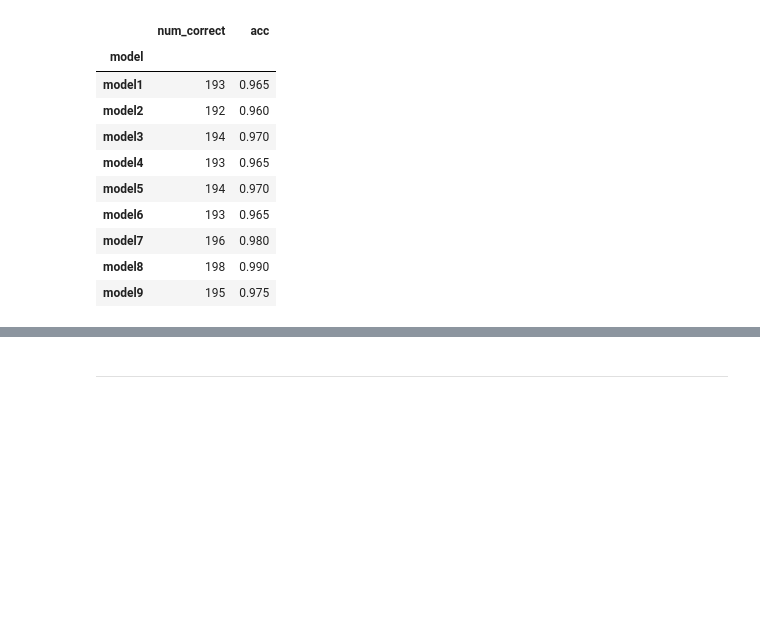
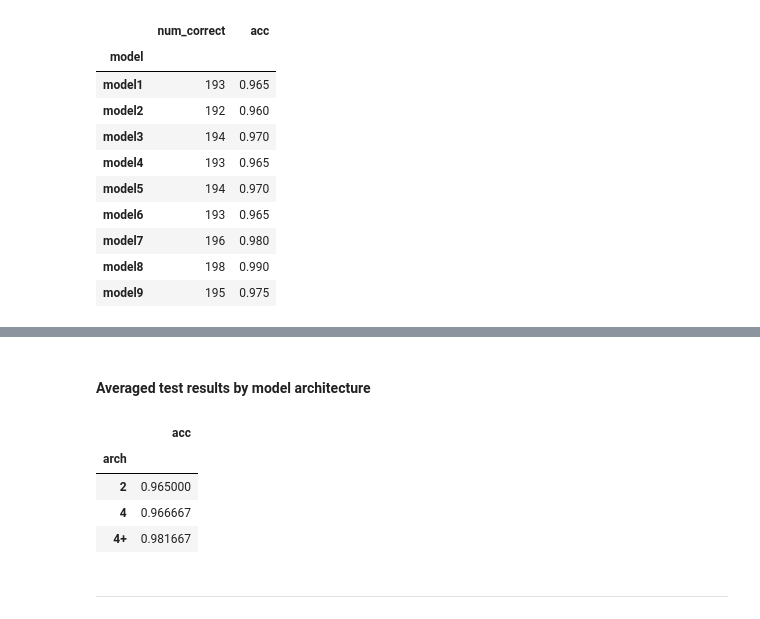
Before and after one commit to buruzaemon/nextgen, a Jupyter notebook: 01_MNIST_multilayer_perceptrons.ipynb, the cells around one changed output, grey strips where cells are left out. Cells and saved outputs as stored; diff of their text form; code cells hidden in the pictures; blank space fills up the shorter version.

```diff
--- a/01_MNIST_multilayer_perceptrons.ipynb
+++ b/01_MNIST_multilayer_perceptrons.ipynb
@@ -914,3 +927,16 @@ test_results
+# %% [markdown]
+#### Averaged test results by model architecture
+# %%
+test_results['arch'] = ['2','2','2','4','4','4','4+','4+','4+']
+test_arch_acc = test_results.groupby('arch').mean().filter(['acc'])
+test_arch_acc.to_csv('test_results_avg_by_arch.csv')
+test_arch_acc
+# %% [output]
+|  | acc |
+| arch |  |
+| 2 | 0.965000 |
+| 4 | 0.966667 |
+| 4+ | 0.981667 |
 # %% [markdown]
 ----
 # %% [markdown]
```
Also changed, not shown: parts of 3 cells of this notebook, 3 other files.
